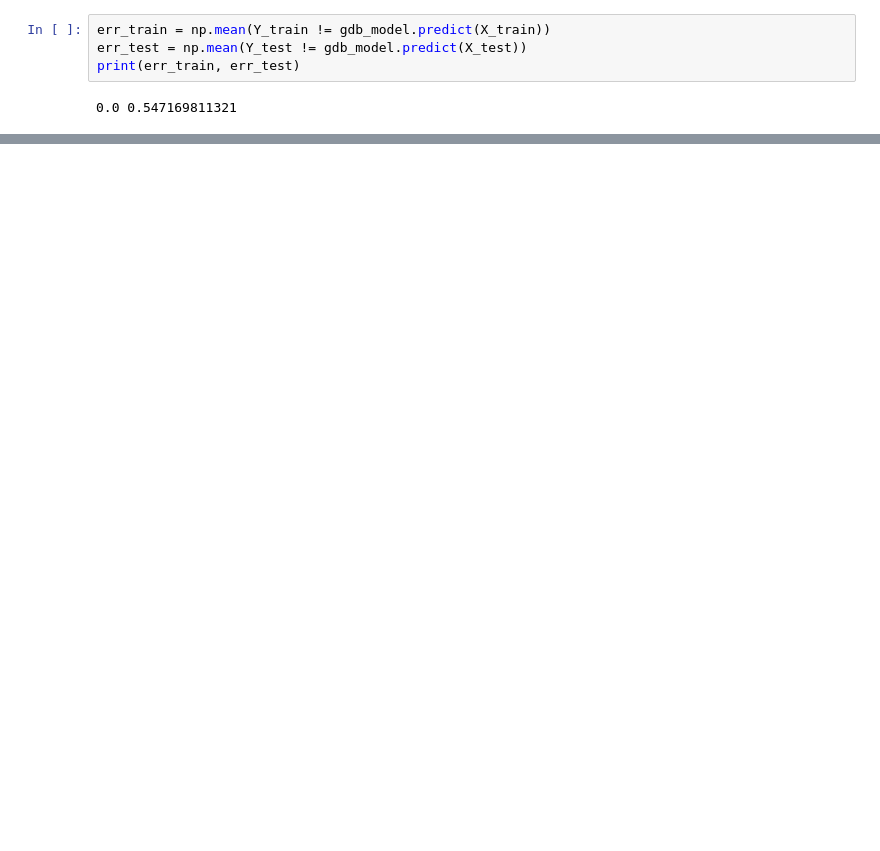
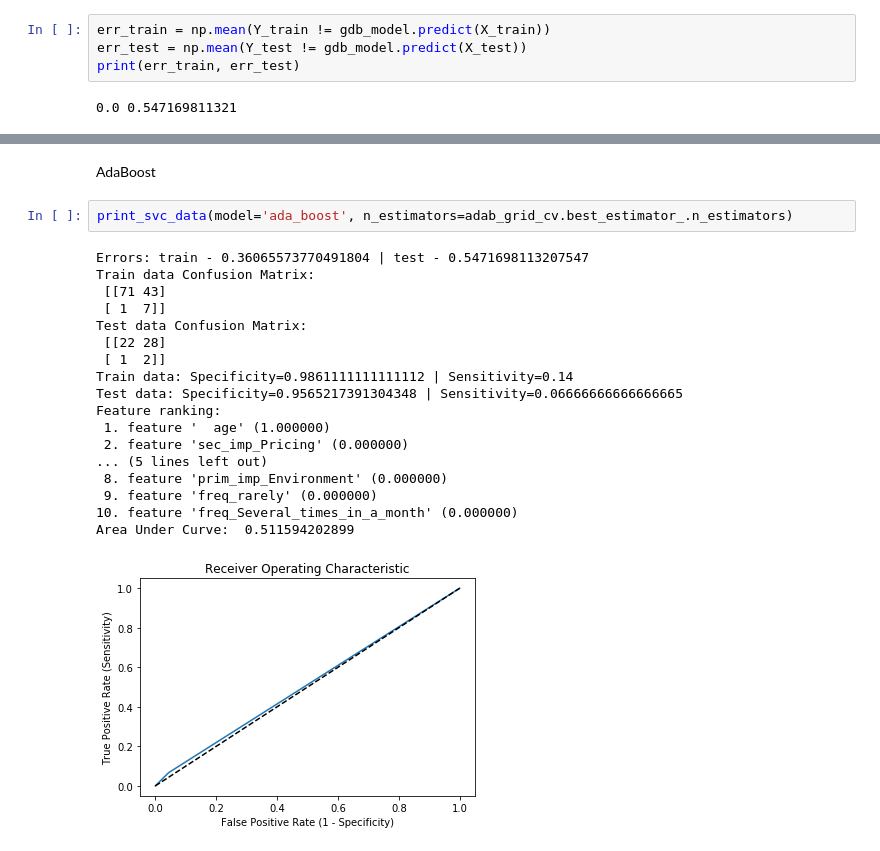
Before and after one commit to andrey-golubev/python-sandbox, a Jupyter notebook: data_analysis_7.ipynb, the cells around one changed output, grey strips where cells are left out. Saved outputs shown, nothing was run; the diff lists cells and outputs as text; blank space fills up the shorter version.

```diff
--- a/data_analysis_7.ipynb
+++ b/data_analysis_7.ipynb
@@ -204,0 +271,23 @@ pass
+# %% [markdown]
+AdaBoost
+# %%
+print_svc_data(model='ada_boost', n_estimators=adab_grid_cv.best_estimator_.n_estimators)
+# %% [output]
+Errors: train - 0.36065573770491804 | test - 0.5471698113207547
+Train data Confusion Matrix:
+ [[71 43]
+ [ 1  7]]
+Test data Confusion Matrix:
+ [[22 28]
+ [ 1  2]]
+Train data: Specificity=0.9861111111111112 | Sensitivity=0.14
+Test data: Specificity=0.9565217391304348 | Sensitivity=0.06666666666666665
+Feature ranking:
+ 1. feature '  age' (1.000000)
+ 2. feature 'sec_imp_Pricing' (0.000000)
+... (5 lines left out)
+ 8. feature 'prim_imp_Environment' (0.000000)
+ 9. feature 'freq_rarely' (0.000000)
+10. feature 'freq_Several_times_in_a_month' (0.000000)
+Area Under Curve:  0.511594202899
+[figure, added]
```
Also changed, not shown: parts of 35 cells of this notebook.
